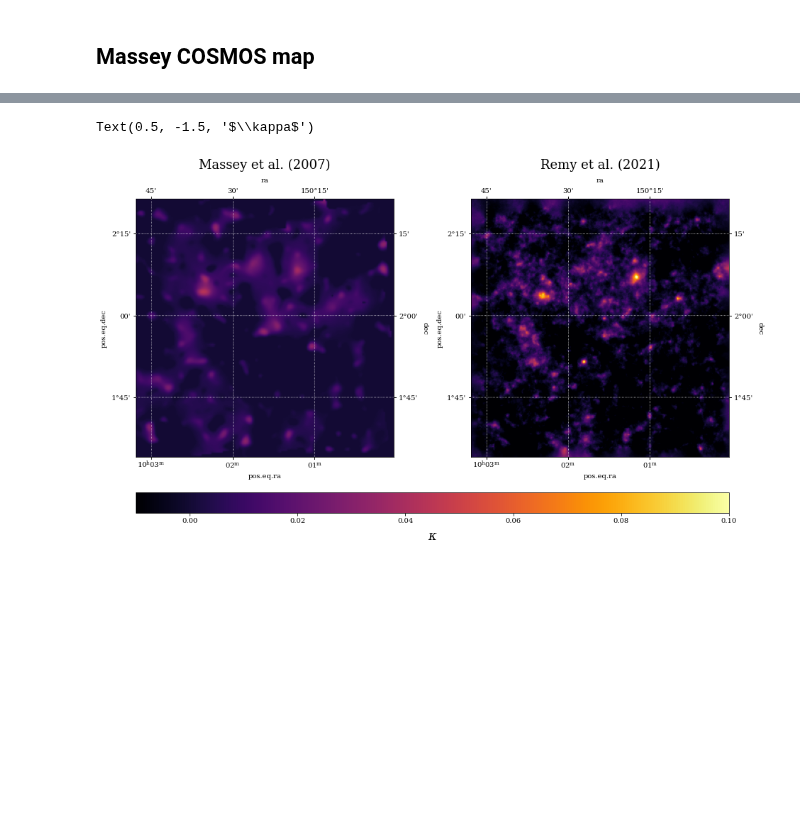
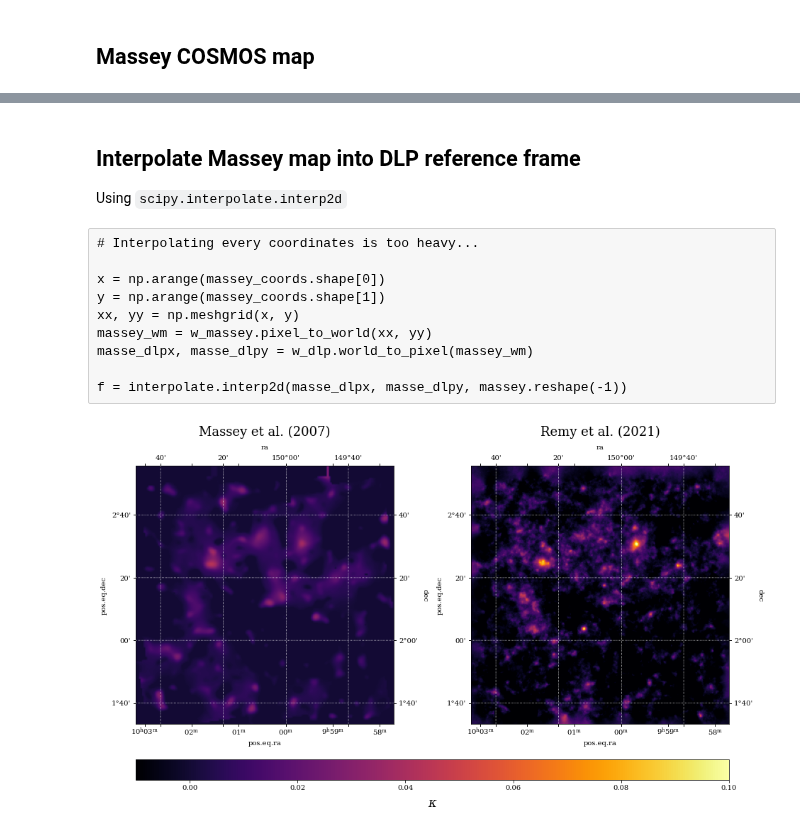
Before and after one commit to CosmoStat/jax-lensing, a Jupyter notebook: papers/Remy2021/COSMOSWCS.ipynb, the cells around one changed output, grey strips where cells are left out. Drawn from its saved outputs; the diff is of its cells as text; code cells hidden in the pictures; blank space fills up the shorter version.

Commit message:
interpolation w/ interp2d

```diff
--- a/papers/Remy2021/COSMOSWCS.ipynb
+++ b/papers/Remy2021/COSMOSWCS.ipynb
@@ -34,3 +35,4 @@ wcs_helix_list.wcs.ctype = ["RA---TAN", "DEC--TAN"]
 wcs_helix_list.wcs.cdelt = [res, res]
 wcs_helix_list.array_shape = [360, 360]
 wcs_helix_list
+w_dlp = wcs_helix_list
@@ -110,10 +70,9 @@ massey.shape
 # %%
-from astropy import wcs
-
 with fits.open('cosmos_e.fits') as hdul:
     hdul.info()
-    print(hdul[0].header)
-    w = wcs.WCS(hdul[0].header)
+    w_massey = wcs.WCS(hdul[0].header)
+massey = fits.getdata('cosmos_e.fits')
+w_massey
 # %% [output]
 Filename: cosmos_e.fits
 No.    Name      Ver    Type      Cards   Dimensions   Format
@@ -174,0 +105,4 @@ plt.rcParams["mathtext.fontset"] = "dejavuserif"
+# %% [markdown]
+## Interpolate Massey map into DLP reference frame
+
+Using `scipy.interpolate.interp2d`
@@ -175,44 +111,69 @@ plt.rcParams["mathtext.fontset"] = "dejavuserif"
+# %% [raw]
+# Interpolating every coordinates is too heavy...
+
+x = np.arange(massey_coords.shape[0])
+y = np.arange(massey_coords.shape[1])
+xx, yy = np.meshgrid(x, y)
+massey_wm = w_massey.pixel_to_world(xx, yy)
+masse_dlpx, masse_dlpy = w_dlp.world_to_pixel(massey_wm)
+
+f = interpolate.interp2d(masse_dlpx, masse_dlpy, massey.reshape(-1))
+# %%
+x = np.arange(massey.shape[1])
+y = np.arange(massey.shape[1])
+massey_wm = w_massey.pixel_to_world(x, y) # works if we assume regular grid
+masse_dlpx, masse_dlpy = w_dlp.world_to_pixel(massey_wm)
+f = interpolate.interp2d(masse_dlpy, masse_dlpx[:477], massey)
+# %%
+xp = np.arange(360)
+yp = np.arange(360)
+massey_new = f(xp, yp)
 # %%
 width = 360
 resolution = 0.29
 
 vmin = -.01
 vmax = 0.1
 
+# plot within survey mask
+xmin = 321.5
+xmax = 37.5
+ymin = 37.5
+ymax = 321.5
+
 font = dict(fontsize=18)
 kwargs = dict(cmap='inferno', vmin=vmin, vmax=vmax)
 
 fig = plt.figure(figsize=(15,8))
 
-ax0 = fig.add_subplot(121, projection=w)
-#ax = plt.add_subplot(1,1,1)
-im = ax0.imshow(massey_resized, origin='lower', aspect='equal', **kwargs)
+ax0 = fig.add_subplot(121, projection=w_dlp)
+im = ax0.imshow(massey_new[::-1,::-1], aspect='equal', **kwargs)
 ax0.set_title('Massey et al. (2007)', y=1.1, **font)
+ax0.invert_xaxis()
+ax0.set_xlim([xmin, xmax])
+ax0.set_ylim([ymin, ymax])
 overlay = ax0.get_coords_overlay('icrs')
 overlay.grid(color='white', ls='dotted')
 
-#ax.invert_yaxis()
-#ax[0].invert_xaxis()
 
-ax1 = fig.add_subplot(122, projection=w)
-im = ax1.imshow(dlp_cropped, origin='lower', aspect='equal', **kwargs)
+ax1 = fig.add_subplot(122, projection=w_dlp)
+im = ax1.imshow(dlp_mean, origin='lower', aspect='equal', **kwargs)
+ax1.invert_xaxis()
+ax1.set_xlim([xmin, xmax])
+ax1.set_ylim([ymin, ymax])
 ax1.set_title('Remy et al. (2021)', y=1.1, **font)
 overlay = ax1.get_coords_overlay('icrs')
 overlay.grid(color='white', ls='dotted')
-#ax.invert_yaxis()
-#ax[1].invert_xaxis()
 
-#overlay = ax.get_coords_overlay('icrs')
-#overlay.grid(color='white', ls='dotted')
 ax0p = ax0.get_position()
 ax1p = ax1.get_position()
 
 fig.subplots_adjust(wspace=0.3)
 
 cbar_ax = fig.add_axes([ax0p.x0, 0.05, ax1p.x1-ax0p.x0, 0.05])
 cb = fig.colorbar(im, cax=cbar_ax, orientation="horizontal")
 cbar_ax.set_title(r'$\kappa$', y=-1.5, **font)
 #cb.ax.tick_params(labelsize=18)
+savefig('cosmos_mass_maps.pdf', bbox_inches='tight')
 # %% [output]
-Text(0.5, -1.5, '$\\kappa$')
-[figure, old version]
+[figure, new version]
```
Also changed, not shown: parts of 21 cells of this notebook.
